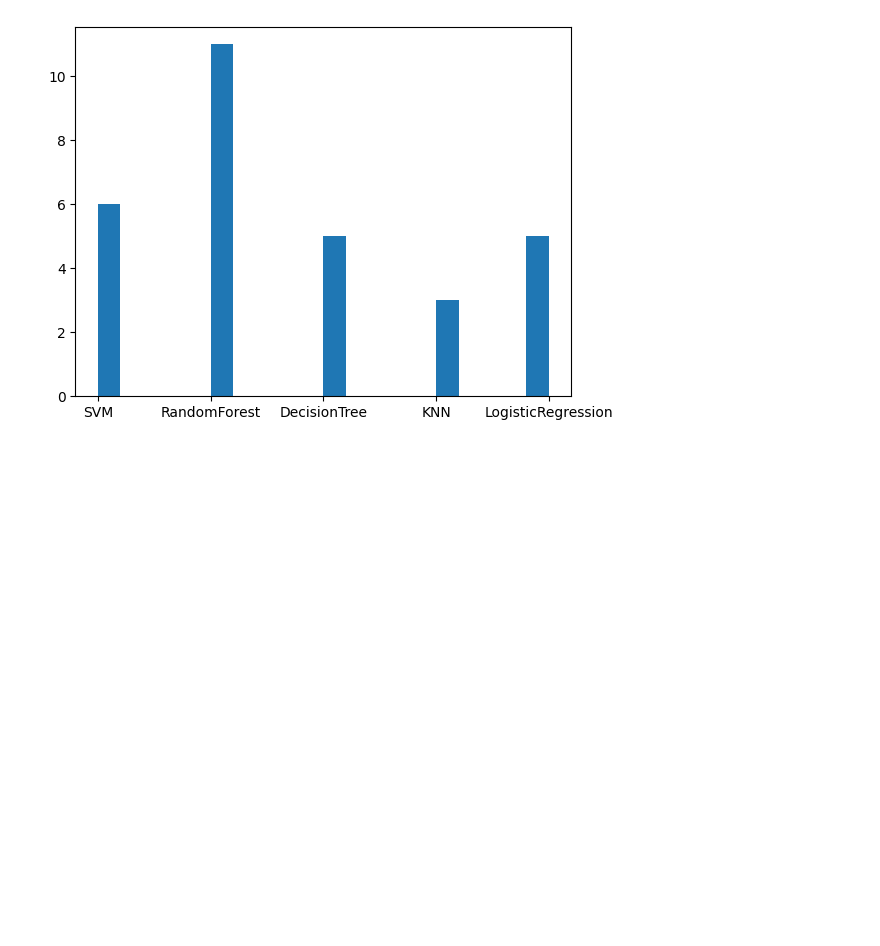
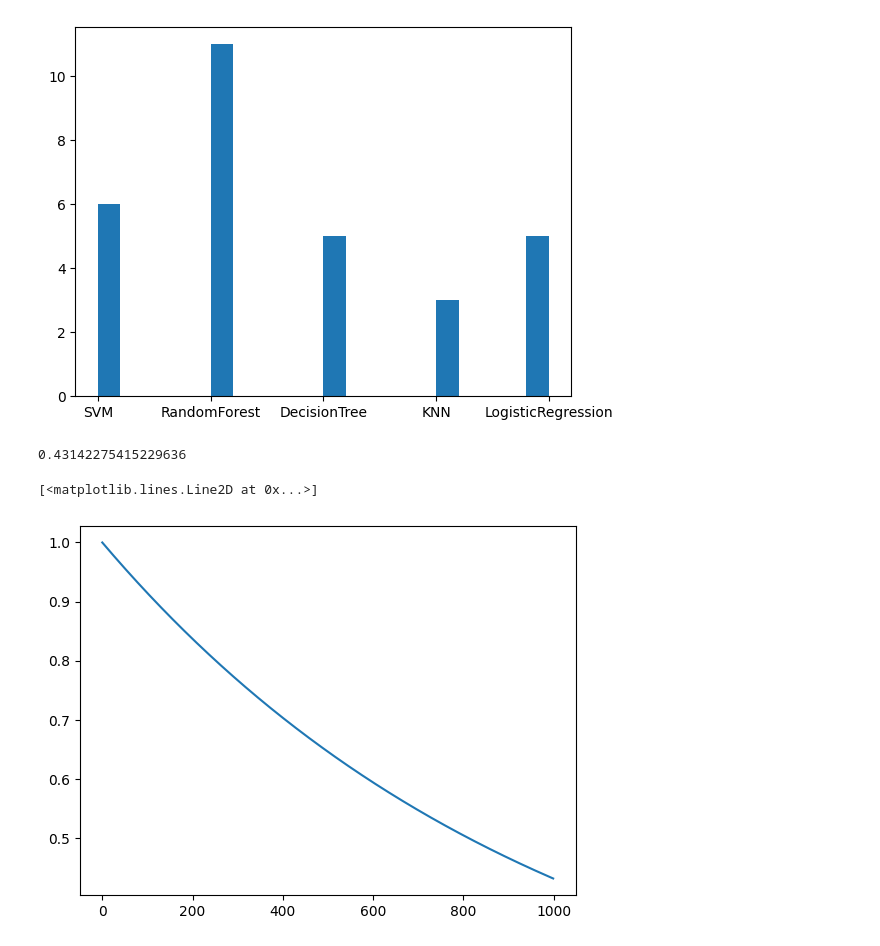
Before and after one commit to LuuSamp/Reinforcement_Learning, a Jupyter notebook: tests.ipynb, the cells around one changed output. Drawn from its saved outputs; the diff is of its cells as text; code cells hidden in the pictures; blank space fills up the shorter version.

```diff
--- a/tests.ipynb
+++ b/tests.ipynb
@@ -81,3 +67,18 @@ plt.hist(env.history["model"], bins=20)
         2.6, 2.8, 3. , 3.2, 3.4, 3.6, 3.8, 4. ]),
  <BarContainer object of 20 artists>)
 [figure]
+# %%
+from strategy import EpsilonGreedyDecay
+
+strategy = EpsilonGreedyDecay(epsilon_start=1, epsilon_end=0.1, rate=0.99, steps = 1000)
+
+results = [strategy.update_epsilon(i) for i in range(1000)]
+# %%
+print(results[-1])
+# %% [output]
+0.43142275415229636
+# %%
+plt.plot(results)
+# %% [output]
+[<matplotlib.lines.Line2D at 0x...>]
+[figure, added]
```
Also changed, not shown: parts of 4 cells of this notebook, 4 other files.
